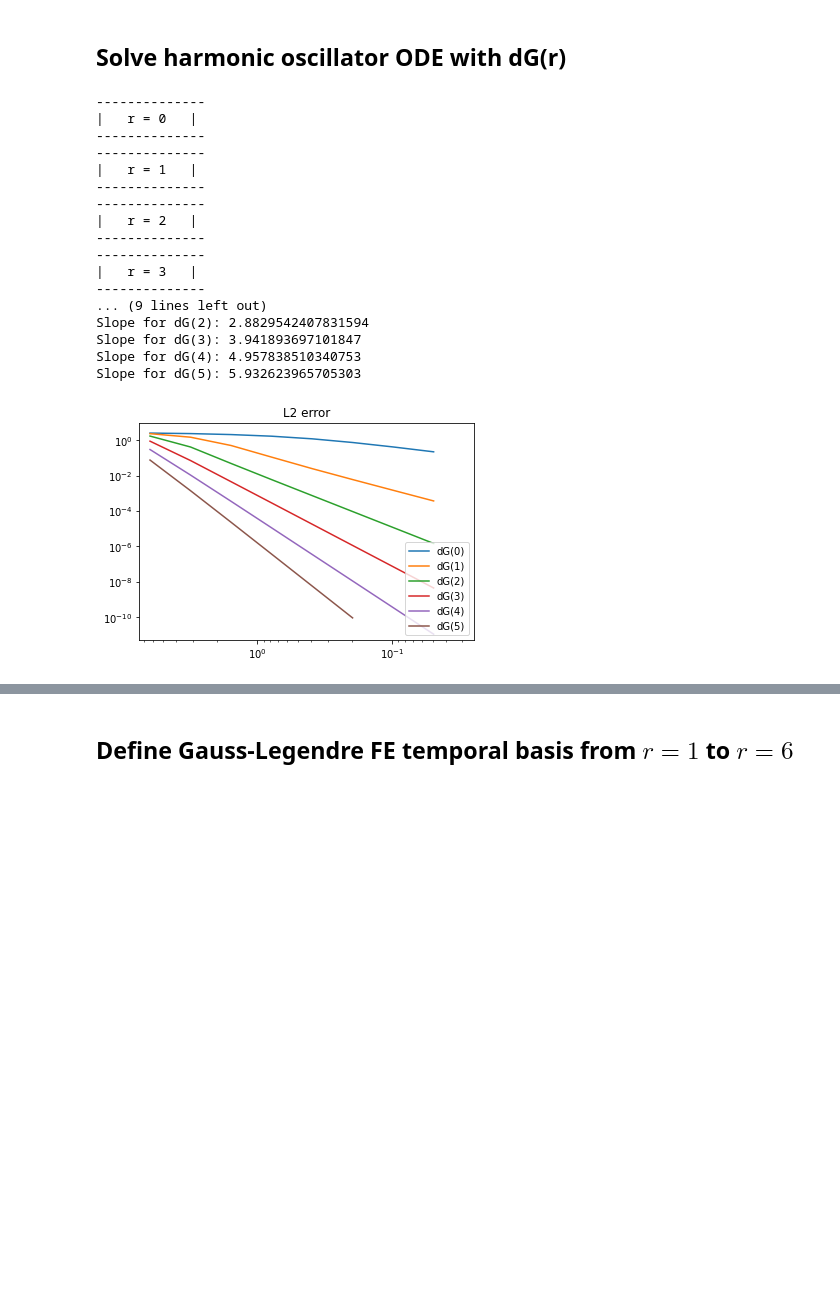
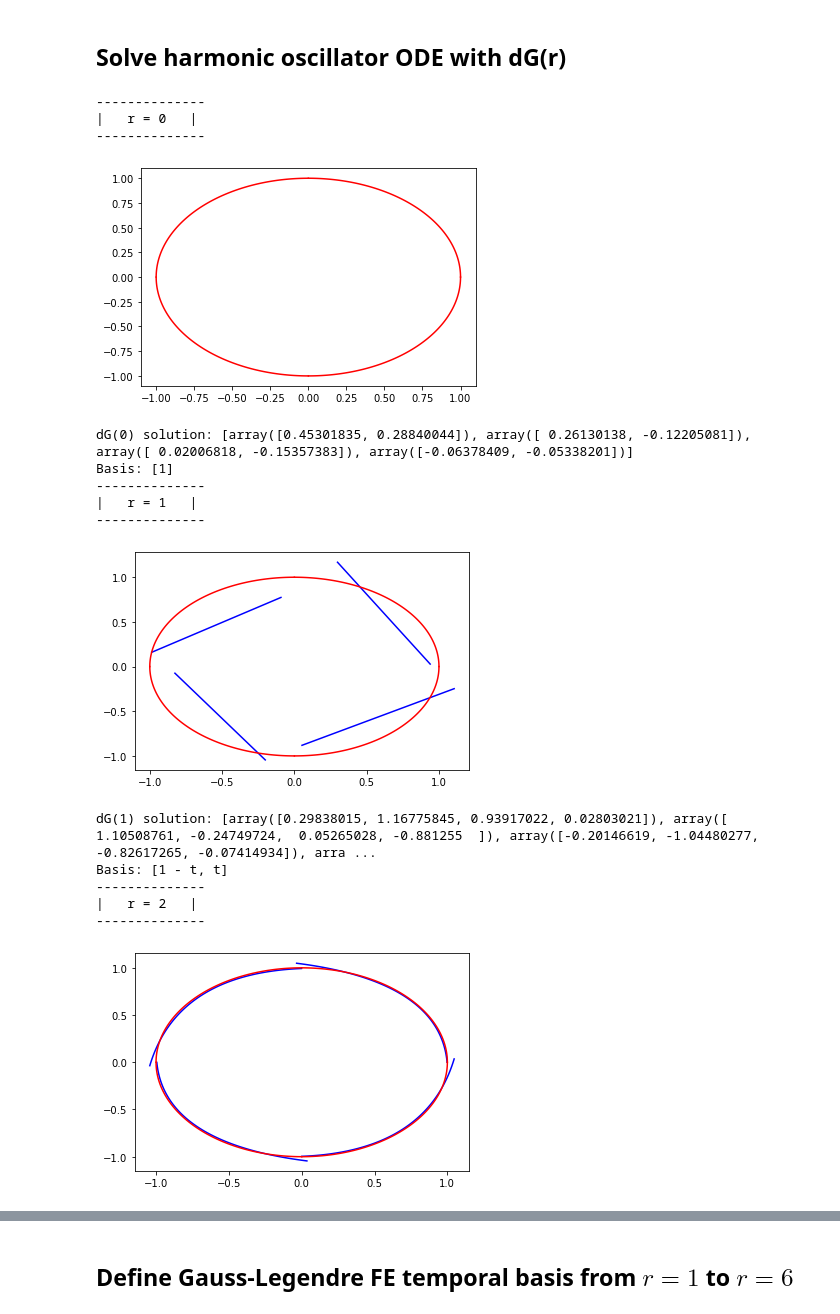
Before and after one commit to mathmerizing/PhD_SupplementaryMaterial, a Jupyter notebook: Time_FEM/Galerkin_OneElement_Convergence_Harmonic_Oscillator.ipynb, the cells around one changed output, grey strips where cells are left out. Cells and saved outputs as stored; diff of their text form; code cells hidden in the pictures; blank space fills up the shorter version.

```diff
--- a/Time_FEM/Galerkin_OneElement_Convergence_Harmonic_Oscillator.ipynb
+++ b/Time_FEM/Galerkin_OneElement_Convergence_Harmonic_Oscillator.ipynb
@@ -233,7 +233,12 @@ for r in range(6):
                 delta_t = time_linspace[1]-time_linspace[0]
                 L2_error += delta_t * (np.sum(np.power(error_u_linspace[1:-1], 2.)) + 0.5 * (np.power(error_u_linspace[0], 2.) + np.power(error_u_linspace[-1], 2.)) )
                 L2_error += delta_t * (np.sum(np.power(error_v_linspace[1:-1], 2.)) + 0.5 * (np.power(error_v_linspace[0], 2.) + np.power(error_v_linspace[-1], 2.)) )
-                #plt.plot(time_linspace, solution_u_linspace, color="blue")
+
+                if r <= 2 and abs(0.5 * np.pi - k) < 1e-8:
+                    #plt.plot(time_linspace, solution_u_linspace, color="blue")
+                    #plt.plot(time_linspace, true_solution_u_linspace, color="red")
+                    plt.plot(solution_u_linspace, solution_v_linspace, color="blue")
+                    plt.plot(true_solution_u_linspace, true_solution_v_linspace, color="red")
                 #plt.plot(time_linspace, error_linspace, color="red")
 
                 # set IC for next step
@@ -246,46 +251,51 @@ for r in range(6):
                 print(f"k={k}: Linear system could not be solved.")
                 time_element += k
 
         try:
             error["L2"][r].append([k, np.sqrt(L2_error)])
-            #plt.show() # plot solution or error trajectory
+            plt.show() # plot solution or error trajectory
         except Exception as e:
             print("Error:", e)
             pass
+
+        if r <= 2 and abs(0.5 * np.pi - k) < 1e-8:
+            print(f"dG({r}) solution:", solution)
+            print(f"Basis:", φ[r])
 
 print("L2-norm error")
 plt.title("L2 error")
 for r in error["L2"].keys():
     k_vals = [e[0] for e in error["L2"][r] if e[1] > 1e-11]
     err_vals = [e[1] for e in error["L2"][r] if e[1] > 1e-11]
     if len(k_vals) > 1:
         x = k_vals
         y = err_vals
         plt.plot(x, y, label=f"dG({r})")
         plt.axis([2.*np.pi*1.2, 2.*np.pi*pow(0.5, 8), 5e-12, 1e1])
         # NOTE: system matrix might become ill-conditioned for large r
         #       and Gauss-Lobatto quad
         print(f"Slope for dG({r}): {(np.log(y[-1]) - np.log(y[0])) / (np.log(x[-1]) - np.log(x[0]))}")
+        for _k, _e in zip(k_vals, err_vals):
+            print(f"({_k},{_e})",end="")
+        print("")
 plt.legend(loc="lower right")
 plt.xscale("log")
 plt.yscale("log")
 plt.show()
 # %% [output]
 --------------
 |   r = 0   |
 --------------
---------------
-|   r = 1   |
---------------
---------------
-|   r = 2   |
---------------
---------------
-|   r = 3   |
---------------
-... (9 lines left out)
-Slope for dG(2): 2.8829542407831594
-Slope for dG(3): 3.941893697101847
-Slope for dG(4): 4.957838510340753
-Slope for dG(5): 5.932623965705303
-[figure, old version]
+[figure, new version]
+dG(0) solution: [array([0.45301835, 0.28840044]), array([ 0.26130138, -0.12205081]), array([ 0.02006818, -0.15357383]), array([-0.06378409, -0.05338201])]
+Basis: [1]
+--------------
+|   r = 1   |
+--------------
+[figure, added]
+dG(1) solution: [array([0.29838015, 1.16775845, 0.93917022, 0.02803021]), array([ 1.10508761, -0.24749724,  0.05265028, -0.881255  ]), array([-0.20146619, -1.04480277, -0.82617265, -0.07414934]), arra ...
+Basis: [1 - t, t]
+--------------
+|   r = 2   |
+--------------
+[figure, added]
```
Also changed, not shown: parts of 4 cells of this notebook.
